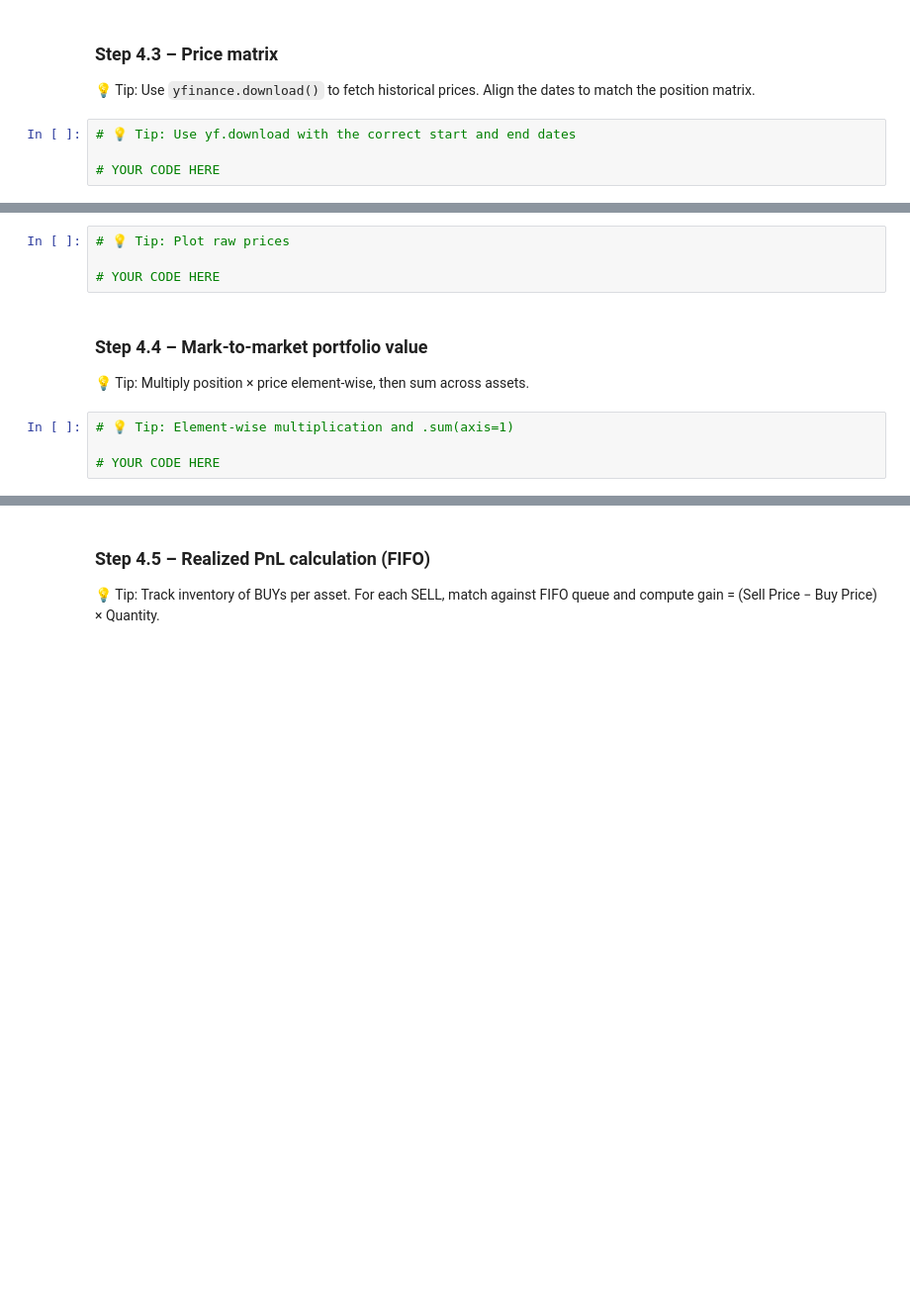
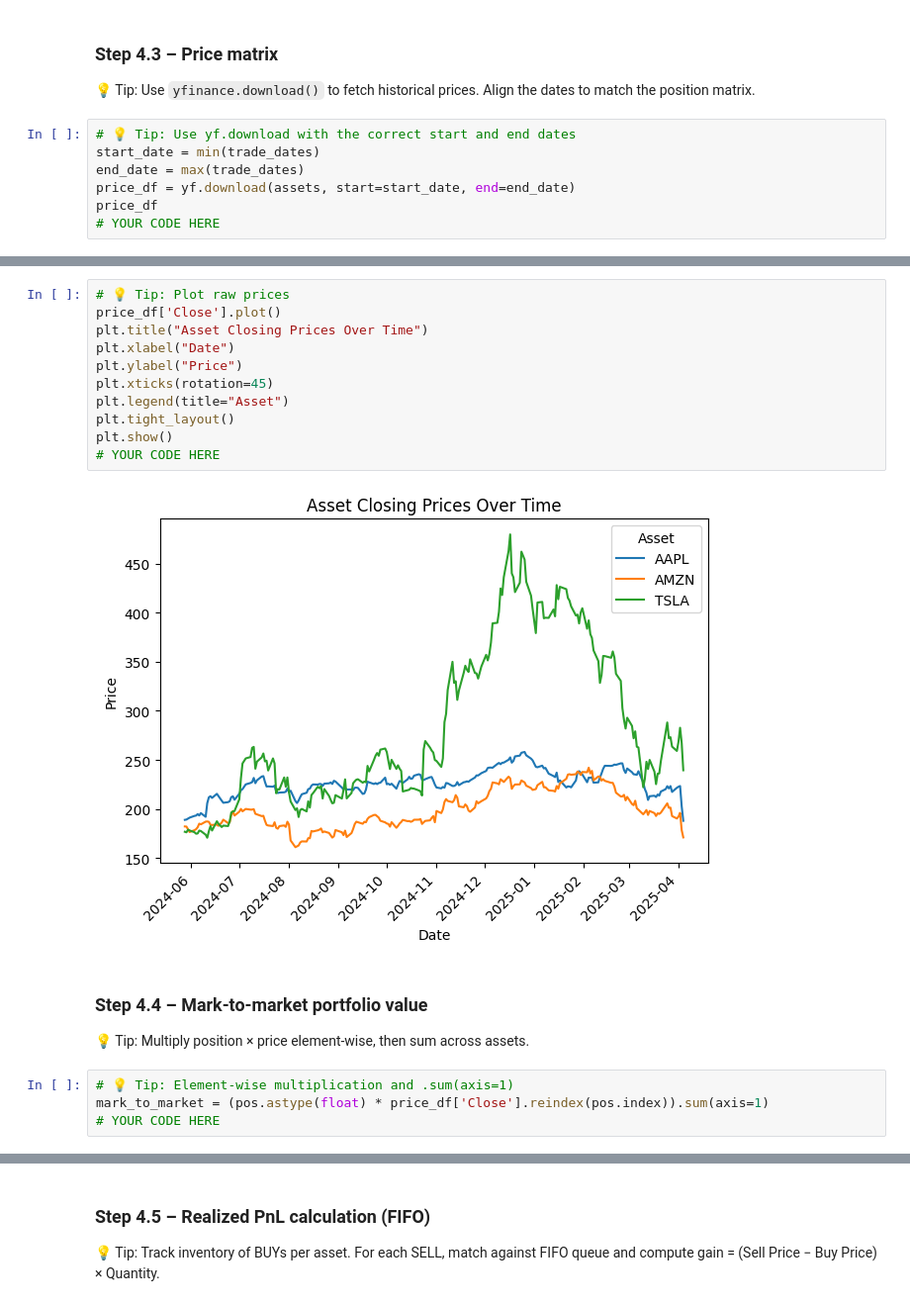
Before and after one commit to HertzWolf/AeternaCapital-Software, a Jupyter notebook: 4.Advanced_Portfolio_Tracking.ipynb, the cells around one changed output, grey strips where cells are left out. Shown: that part at 99% size. Saved outputs shown, nothing was run; the diff lists cells and outputs as text; blank space fills up the shorter version.

```diff
--- a/4.Advanced_Portfolio_Tracking.ipynb
+++ b/4.Advanced_Portfolio_Tracking.ipynb
@@ -34,5 +59,8 @@ Transform your cleaned trade data into a position and price matrix, calculate da
 💡 Tip: Use `yfinance.download()` to fetch historical prices. Align the dates to match the position matrix.
 # %%
 # 💡 Tip: Use yf.download with the correct start and end dates
-
+start_date = min(trade_dates)
+end_date = max(trade_dates)
+price_df = yf.download(assets, start=start_date, end=end_date)
+price_df
 # YOUR CODE HERE
@@ -39,13 +84,22 @@ Transform your cleaned trade data into a position and price matrix, calculate da
 # %%
 # 💡 Tip: Plot raw prices
-
+price_df['Close'].plot()
+plt.title("Asset Closing Prices Over Time")
+plt.xlabel("Date")
+plt.ylabel("Price")
+plt.xticks(rotation=45)
+plt.legend(title="Asset")
+plt.tight_layout()
+plt.show()
 # YOUR CODE HERE
+# %% [output]
+[figure, added]
 # %% [markdown]
 ### Step 4.4 – Mark-to-market portfolio value
 💡 Tip: Multiply position × price element-wise, then sum across assets.
 # %%
 # 💡 Tip: Element-wise multiplication and .sum(axis=1)
-
+mark_to_market = (pos.astype(float) * price_df['Close'].reindex(pos.index)).sum(axis=1)
 # YOUR CODE HERE
 # %%
 # 💡 Tip: Plot the mark-to-market value time series
```
Also changed, not shown: parts of 11 cells of this notebook.
